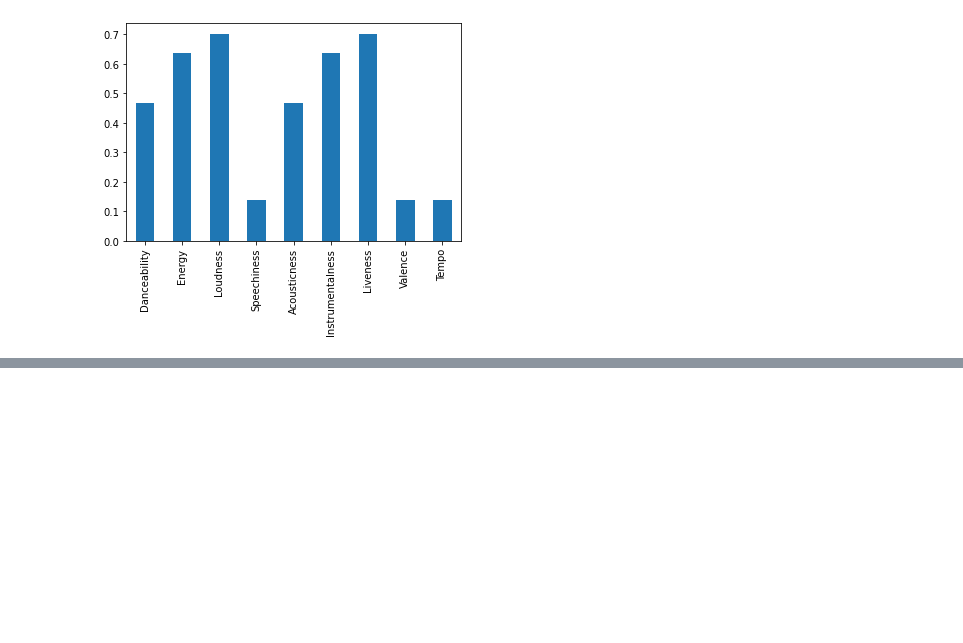
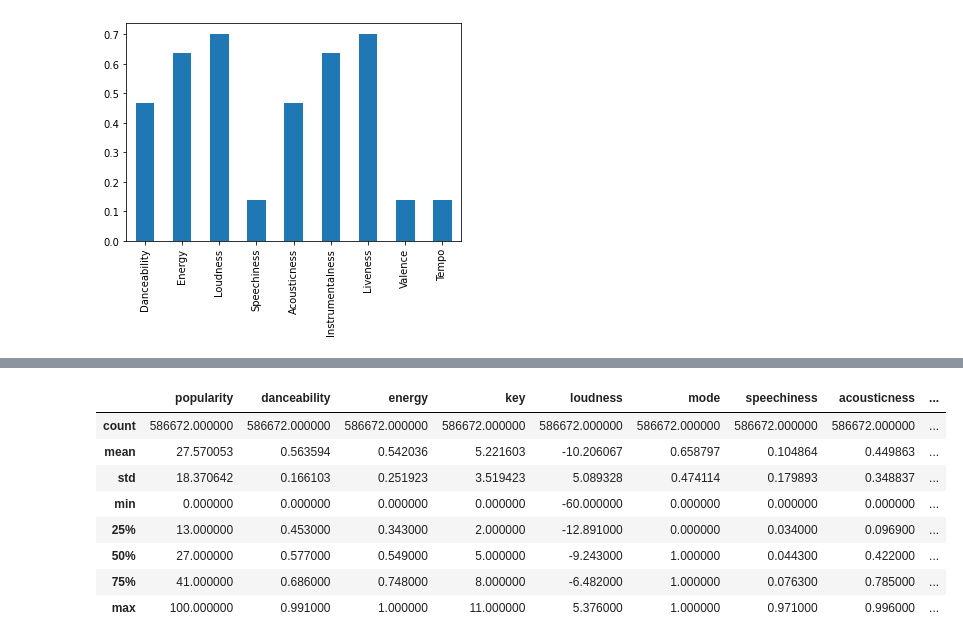
Before and after one commit to sozekmek/Spotify-Data---Custom-Recommendation-Engine, a Jupyter notebook: Script.ipynb, the cells around one changed output, grey strips where cells are left out. Saved outputs shown, nothing was run; the diff lists cells and outputs as text; code cells hidden in the pictures; blank space fills up the shorter version.

```diff
--- a/Script.ipynb
+++ b/Script.ipynb
@@ -281,0 +223,12 @@ mm_song_list_df.mean().plot.bar()
+# %%
+tracks_df.describe()
+# %% [output]
+|  | popularity | danceability | energy | key | loudness | mode | speechiness | acousticness | ... |
+| count | 586672.000000 | 586672.000000 | 586672.000000 | 586672.000000 | 586672.000000 | 586672.000000 | 586672.000000 | 586672.000000 | ... |
+| mean | 27.570053 | 0.563594 | 0.542036 | 5.221603 | -10.206067 | 0.658797 | 0.104864 | 0.449863 | ... |
+| std | 18.370642 | 0.166103 | 0.251923 | 3.519423 | 5.089328 | 0.474114 | 0.179893 | 0.348837 | ... |
+| min | 0.000000 | 0.000000 | 0.000000 | 0.000000 | -60.000000 | 0.000000 | 0.000000 | 0.000000 | ... |
+| 25% | 13.000000 | 0.453000 | 0.343000 | 2.000000 | -12.891000 | 0.000000 | 0.034000 | 0.096900 | ... |
+| 50% | 27.000000 | 0.577000 | 0.549000 | 5.000000 | -9.243000 | 1.000000 | 0.044300 | 0.422000 | ... |
+| 75% | 41.000000 | 0.686000 | 0.748000 | 8.000000 | -6.482000 | 1.000000 | 0.076300 | 0.785000 | ... |
+| max | 100.000000 | 0.991000 | 1.000000 | 11.000000 | 5.376000 | 1.000000 | 0.971000 | 0.996000 | ... |
```
Also changed, not shown: parts of 33 cells of this notebook.
